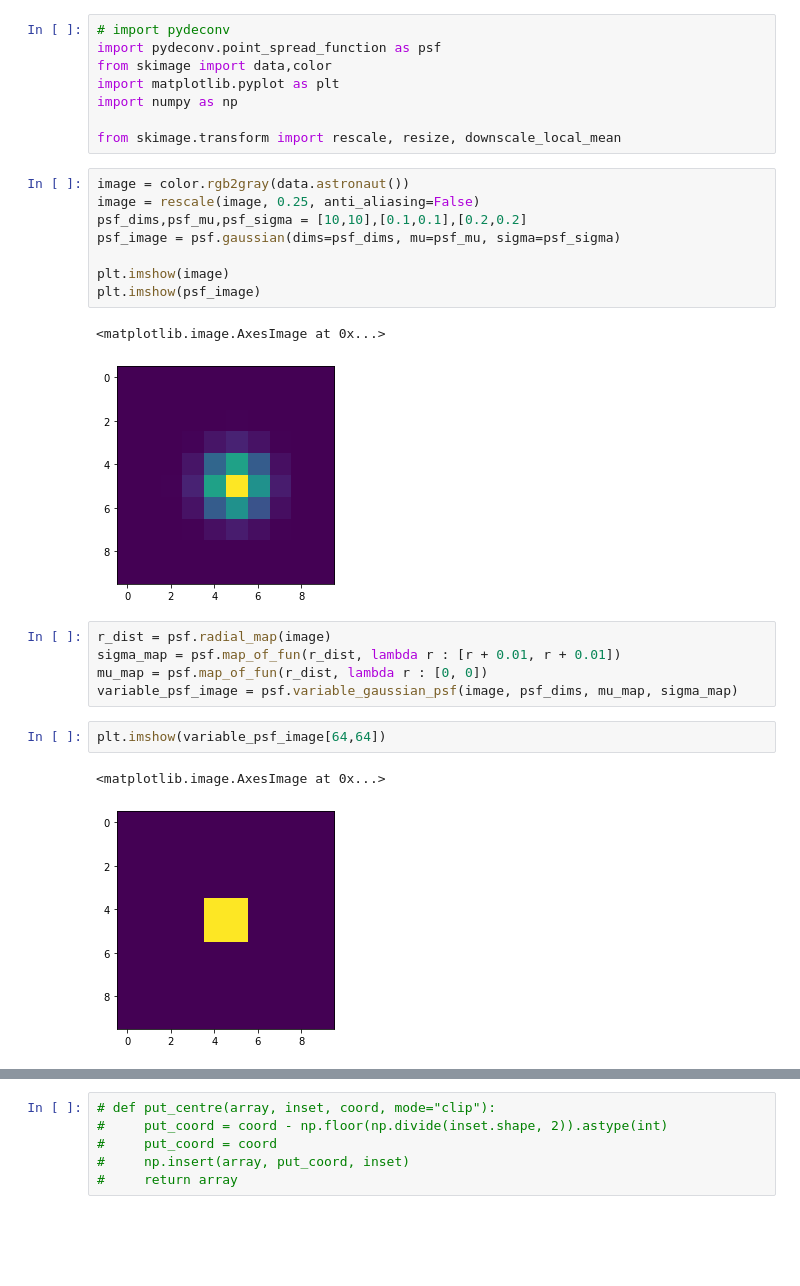
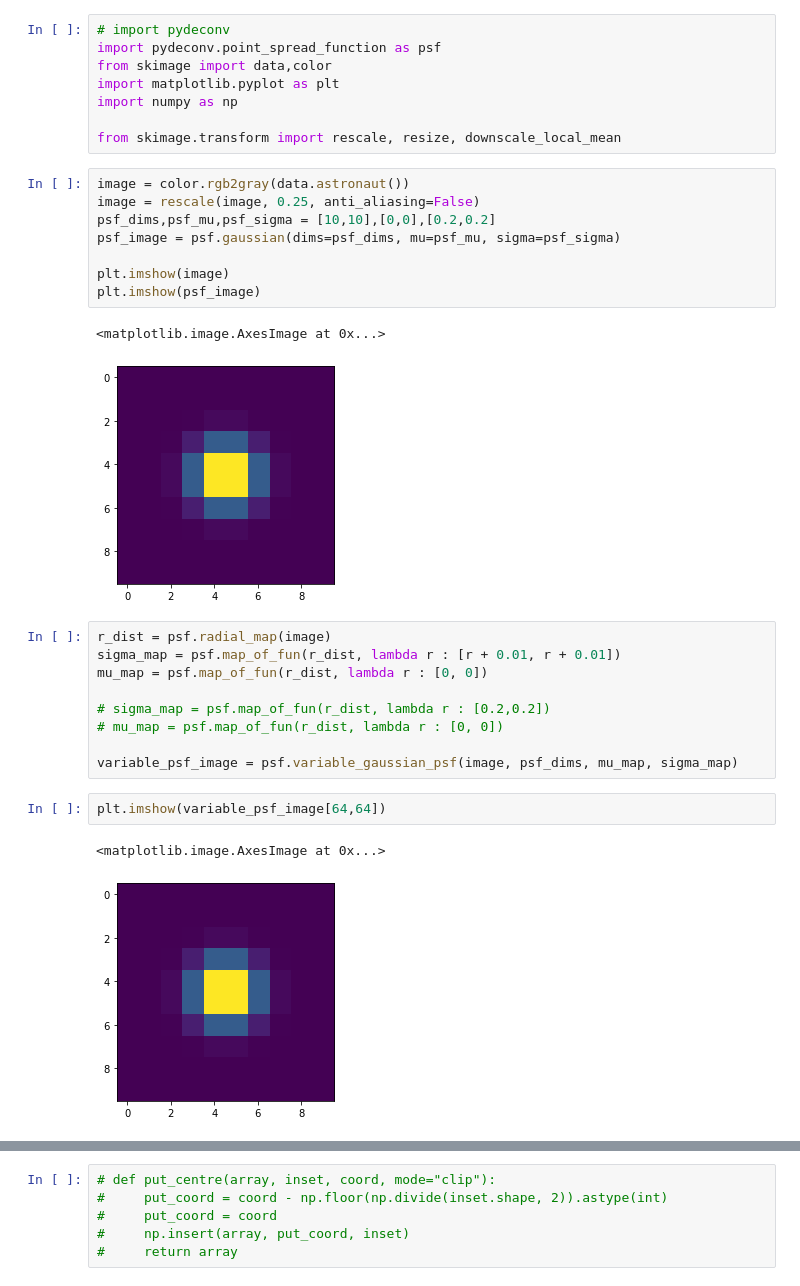
Before and after one commit to ctr26/pydeconv, a Jupyter notebook: notebooks/2D_variable_psf.ipynb, the cells around one changed output, grey strips where cells are left out. Drawn from its saved outputs; the diff is of its cells as text; blank space fills up the shorter version.

```diff
--- a/notebooks/2D_variable_psf.ipynb
+++ b/notebooks/2D_variable_psf.ipynb
@@ -9,24 +9,28 @@ from skimage.transform import rescale, resize, downscale_local_mean
 # %%
 image = color.rgb2gray(data.astronaut())
 image = rescale(image, 0.25, anti_aliasing=False)
-psf_dims,psf_mu,psf_sigma = [10,10],[0.1,0.1],[0.2,0.2]
+psf_dims,psf_mu,psf_sigma = [10,10],[0,0],[0.2,0.2]
 psf_image = psf.gaussian(dims=psf_dims, mu=psf_mu, sigma=psf_sigma)
 
 plt.imshow(image)
 plt.imshow(psf_image)
 # %% [output]
 <matplotlib.image.AxesImage at 0x...>
-[figure, old version]
+[figure, new version]
 # %%
 r_dist = psf.radial_map(image)
 sigma_map = psf.map_of_fun(r_dist, lambda r : [r + 0.01, r + 0.01])
 mu_map = psf.map_of_fun(r_dist, lambda r : [0, 0])
+
+# sigma_map = psf.map_of_fun(r_dist, lambda r : [0.2,0.2])
+# mu_map = psf.map_of_fun(r_dist, lambda r : [0, 0])
+
 variable_psf_image = psf.variable_gaussian_psf(image, psf_dims, mu_map, sigma_map)
 # %%
 plt.imshow(variable_psf_image[64,64])
 # %% [output]
 <matplotlib.image.AxesImage at 0x...>
-[figure, old version]
+[figure, new version]
 # %%
 # Build H from PSF
 H = psf.psf_to_H(variable_psf_image)
```
Also changed, not shown: parts of 28 cells of this notebook, 1 other file.
